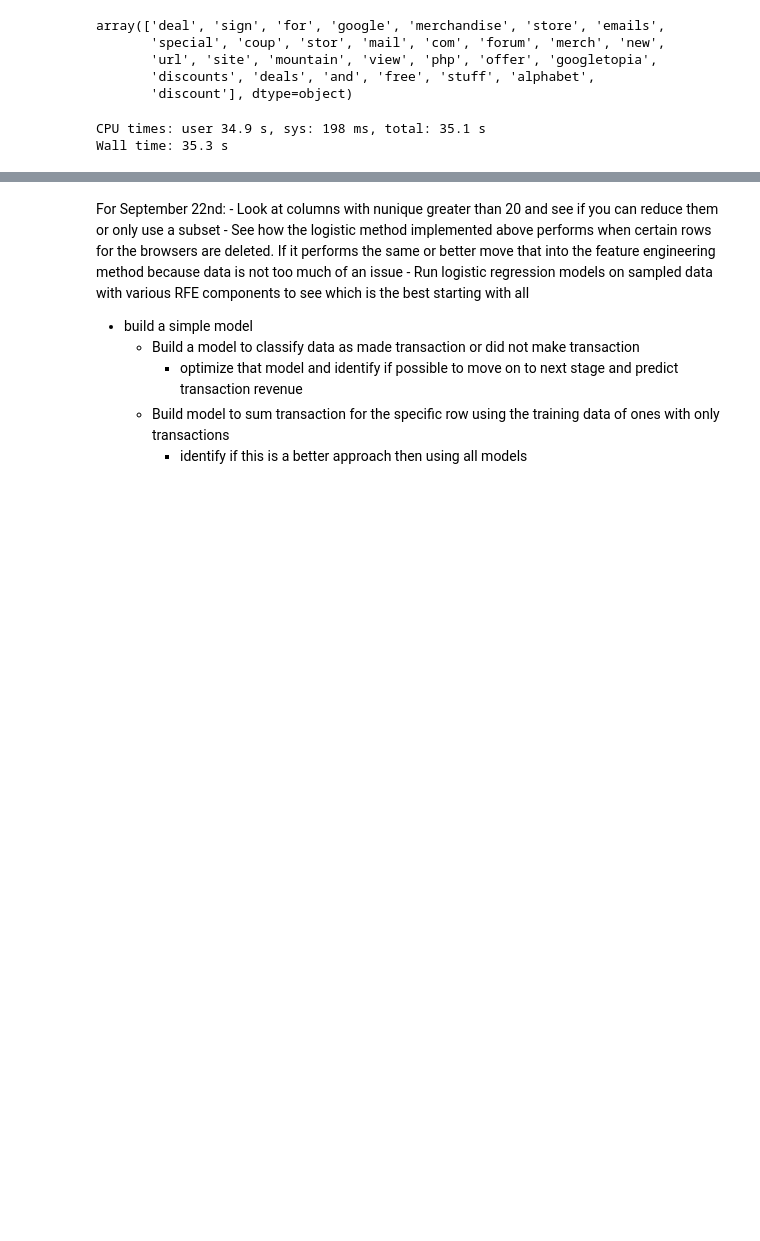
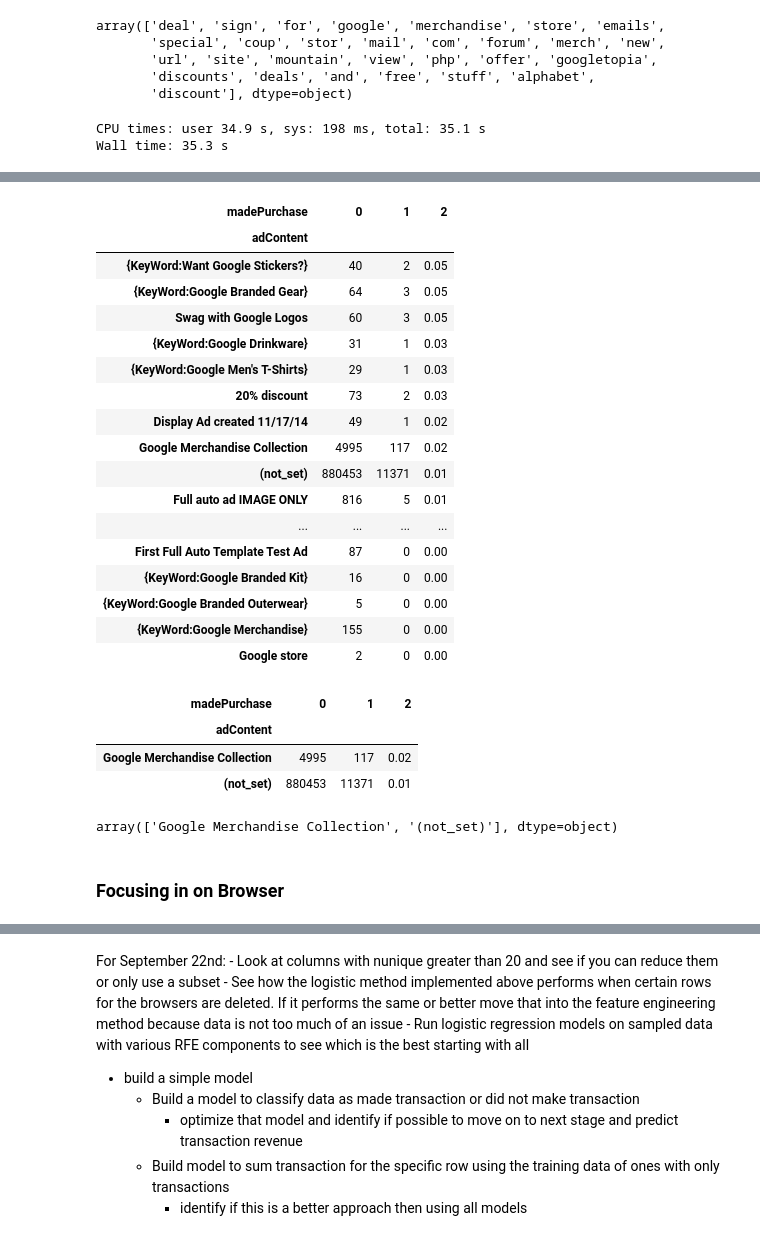
Before and after one commit to j2colaco/customer_revenue_prediction, a Jupyter notebook: data_cleaning_exploration.ipynb, the cells around one changed output, grey strips where cells are left out. Drawn from its saved outputs; the diff is of its cells as text; code cells hidden in the pictures; blank space fills up the shorter version.

Commit message:
finished first version of feature engineering for each individual features

```diff
--- a/data_cleaning_exploration.ipynb
+++ b/data_cleaning_exploration.ipynb
@@ -1285,0 +1549,38 @@ train_data_v8[train_data_v8['referralPath_discount']==True].head()
+# %%
+crosstab = pd.crosstab(train_data_v8.adContent, train_data_v8.madePurchase)
+crosstab = crosstab.sort_values(crosstab.columns[1], ascending = False)
+crosstab[2] = round(crosstab[1]/crosstab[0],2)
+crosstab = crosstab.sort_values(crosstab.columns[2], ascending = False)
+crosstab
+# %% [output]
+| madePurchase | 0 | 1 | 2 |
+| adContent |  |  |  |
+| {KeyWord:Want Google Stickers?} | 40 | 2 | 0.05 |
+| {KeyWord:Google Branded Gear} | 64 | 3 | 0.05 |
+| Swag with Google Logos | 60 | 3 | 0.05 |
+| {KeyWord:Google Drinkware} | 31 | 1 | 0.03 |
+| {KeyWord:Google Men's T-Shirts} | 29 | 1 | 0.03 |
+| 20% discount | 73 | 2 | 0.03 |
+| Display Ad created 11/17/14 | 49 | 1 | 0.02 |
+| Google Merchandise Collection | 4995 | 117 | 0.02 |
+| (not_set) | 880453 | 11371 | 0.01 |
+| Full auto ad IMAGE ONLY | 816 | 5 | 0.01 |
+| ... | ... | ... | ... |
+| First Full Auto Template Test Ad | 87 | 0 | 0.00 |
+| {KeyWord:Google Branded Kit} | 16 | 0 | 0.00 |
+| {KeyWord:Google Branded Outerwear} | 5 | 0 | 0.00 |
+| {KeyWord:Google Merchandise} | 155 | 0 | 0.00 |
+| Google store | 2 | 0 | 0.00 |
+# %%
+filtered_crosstab =  crosstab[(crosstab[1] > 5) & (crosstab[2] >= 0.01)]
+filtered_crosstab
+# %% [output]
+| madePurchase | 0 | 1 | 2 |
+| adContent |  |  |  |
+| Google Merchandise Collection | 4995 | 117 | 0.02 |
+| (not_set) | 880453 | 11371 | 0.01 |
+# %%
+filtered_crosstab_index = filtered_crosstab.index.values
+filtered_crosstab_index
+# %% [output]
+array(['Google Merchandise Collection', '(not_set)'], dtype=object)
@@ -1285,0 +1598,2 @@ train_data_v8[train_data_v8['referralPath_discount']==True].head()
+# %% [markdown]
+### Focusing in on Browser
```
Also changed, not shown: parts of 74 cells of this notebook.
